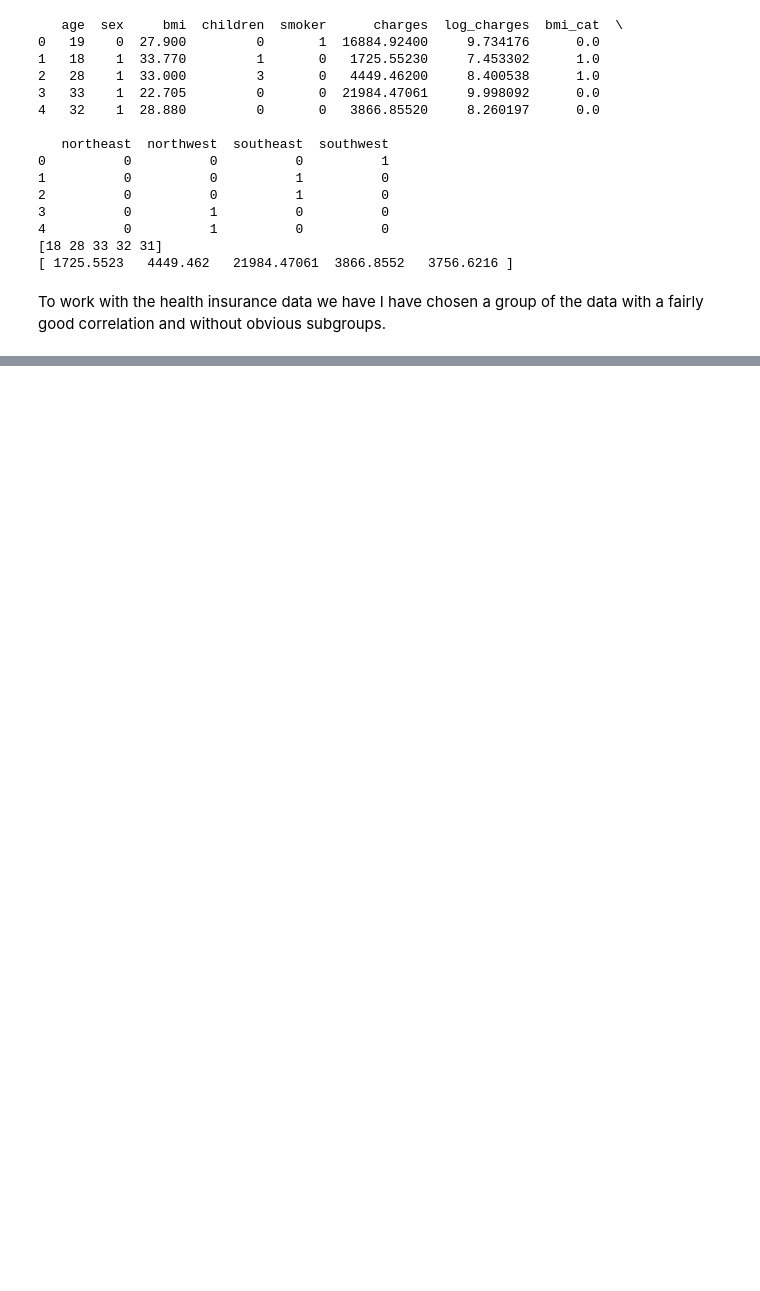
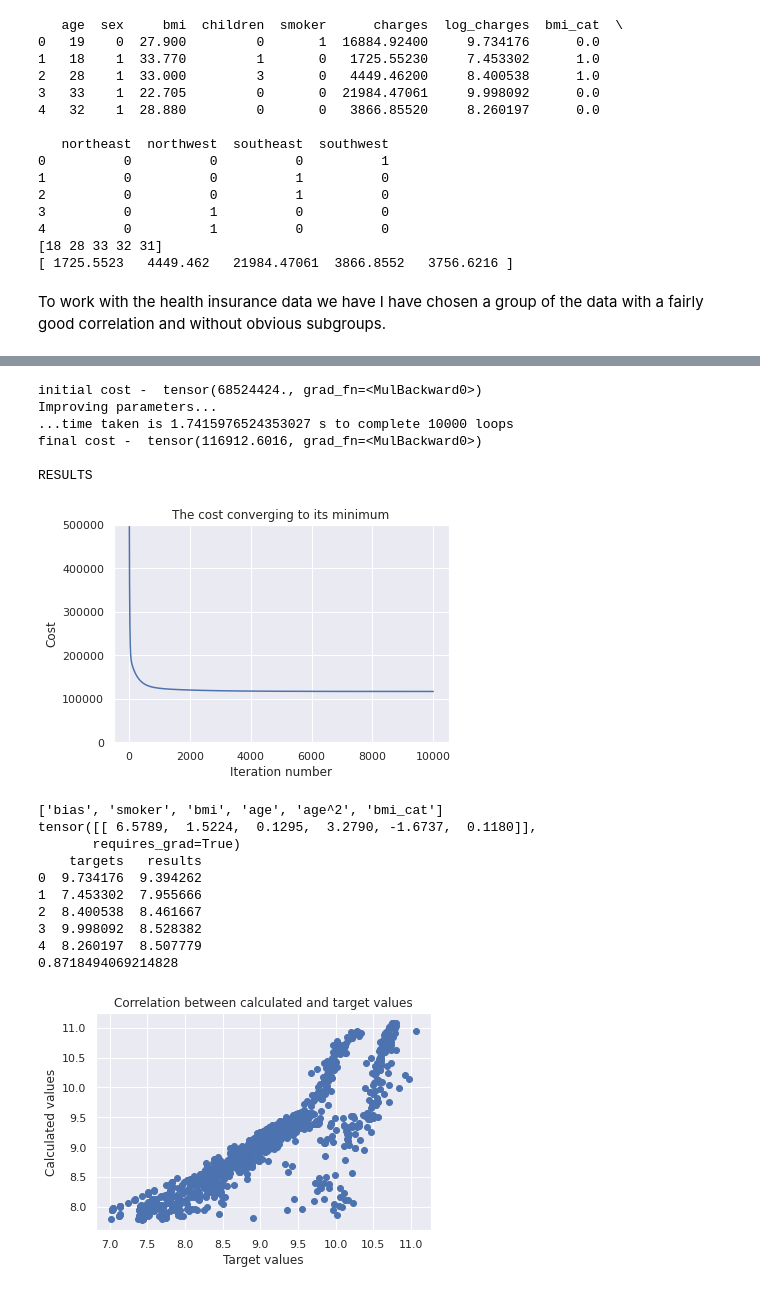
Before and after one commit to foxfoxfox7/Learning-machine-learning, a Jupyter notebook: linear_regression/health_insurance.ipynb, the cells around one changed output, grey strips where cells are left out. Cells and saved outputs as stored; diff of their text form; code cells hidden in the pictures; blank space fills up the shorter version.

```diff
--- a/linear_regression/health_insurance.ipynb
+++ b/linear_regression/health_insurance.ipynb
@@ -328,0 +502,44 @@ We now go back to our full data set to use all of these features to create a lin
+# %%
+inputs = torch.tensor(df_inputs.values).float()
+targets = torch.tensor(df_targets.values).float()
+loops = 10000
+alpha = 3e-7
+w, costs = mv_linear_regression_alg(inputs, targets, loops, alpha)
+
+print('\nRESULTS\n')
+plt.plot(costs)
+plt.title('The cost converging to its minimum')
+plt.xlabel('Iteration number')
+plt.ylabel('Cost')
+plt.ylim(0, 5e5)
+plt.show()
+print(df_inputs.columns.tolist())
+print(w)
+df_targets['results'] = linear_func_mv(inputs, w).detach().numpy()
+print(df_targets.head())
+print(df_targets['targets'].corr(df_targets['results']))
+
+plt.scatter(df_targets['targets'].values, df_targets['results'].values)
+plt.title('Correlation between calculated and target values')
+plt.xlabel('Target values')
+plt.ylabel('Calculated values')
+plt.show()
+# %% [output]
+initial cost -  tensor(68524424., grad_fn=<MulBackward0>)
+Improving parameters...
+...time taken is 1.7415976524353027 s to complete 10000 loops
+final cost -  tensor(116912.6016, grad_fn=<MulBackward0>)
+
+RESULTS
+[figure, added]
+['bias', 'smoker', 'bmi', 'age', 'age^2', 'bmi_cat']
+tensor([[ 6.5789,  1.5224,  0.1295,  3.2790, -1.6737,  0.1180]],
+       requires_grad=True)
+    targets   results
+0  9.734176  9.394262
+1  7.453302  7.955666
+2  8.400538  8.461667
+3  9.998092  8.528382
+4  8.260197  8.507779
+0.8718494069214828
+[figure, added]
```
Also changed, not shown: parts of 32 cells of this notebook, 1 other file.
